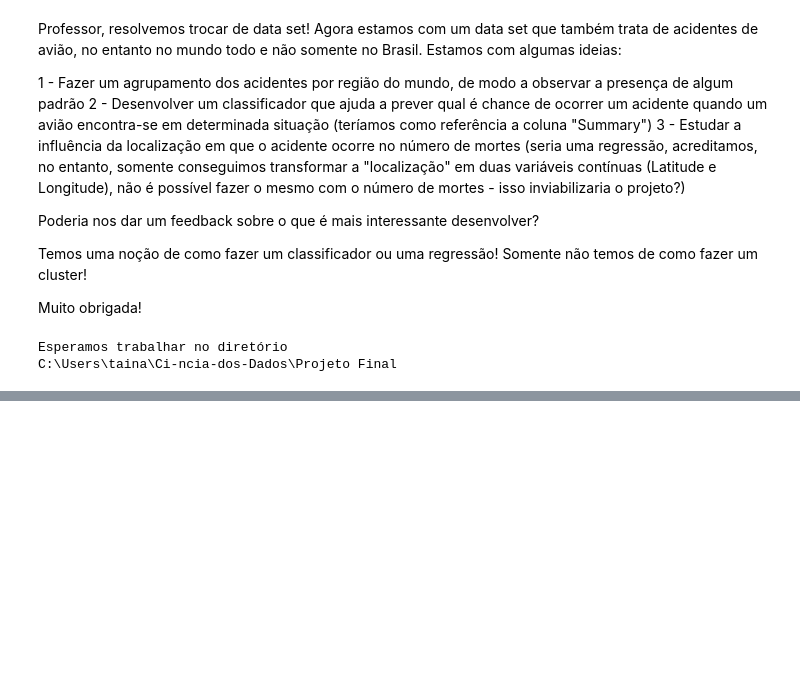
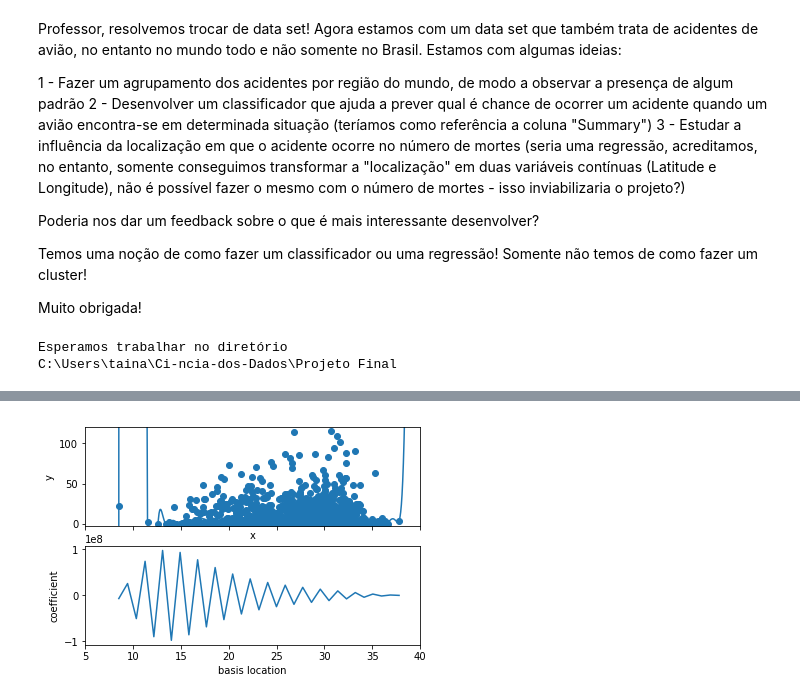
Before and after one commit to tainarasm/Ci-ncia-dos-Dados, a Jupyter notebook: Projeto Final/Projeto 3 - Ciência dos Dados.ipynb, the cells around one changed output, grey strips where cells are left out. Saved outputs shown, nothing was run; the diff lists cells and outputs as text; code cells hidden in the pictures; blank space fills up the shorter version.

```diff
--- a/Projeto Final/Projeto 3 - Ciência dos Dados.ipynb
+++ b/Projeto Final/Projeto 3 - Ciência dos Dados.ipynb
@@ -50,0 +236,21 @@ acidentes = pd.read_excel('acidentes_de_aviao_desde_1908.xlsx')
+# %%
+def basis_plot(model, title=None):
+    fig, ax = plt.subplots(2, sharex=True)
+    model.fit(lista_X[:, np.newaxis], lista_Y)
+    ax[0].scatter(lista_X, lista_Y)
+    ax[0].plot(xfit, model.predict(xfit[:, np.newaxis]))
+    ax[0].set(xlabel='x', ylabel='y', ylim=(-3, 120))
+
+    if title:
+        ax[0].set_title(title)
+
+    ax[1].plot(model.steps[0][1].centers_,
+               model.steps[1][1].coef_)
+    ax[1].set(xlabel='basis location',
+              ylabel='coefficient',
+              xlim=(5, 40))
+
+model = make_pipeline(GaussianFeatures(33), LinearRegression())
+basis_plot(model)
+# %% [output]
+[figure, added]
```
Also changed, not shown: parts of 11 cells of this notebook.
